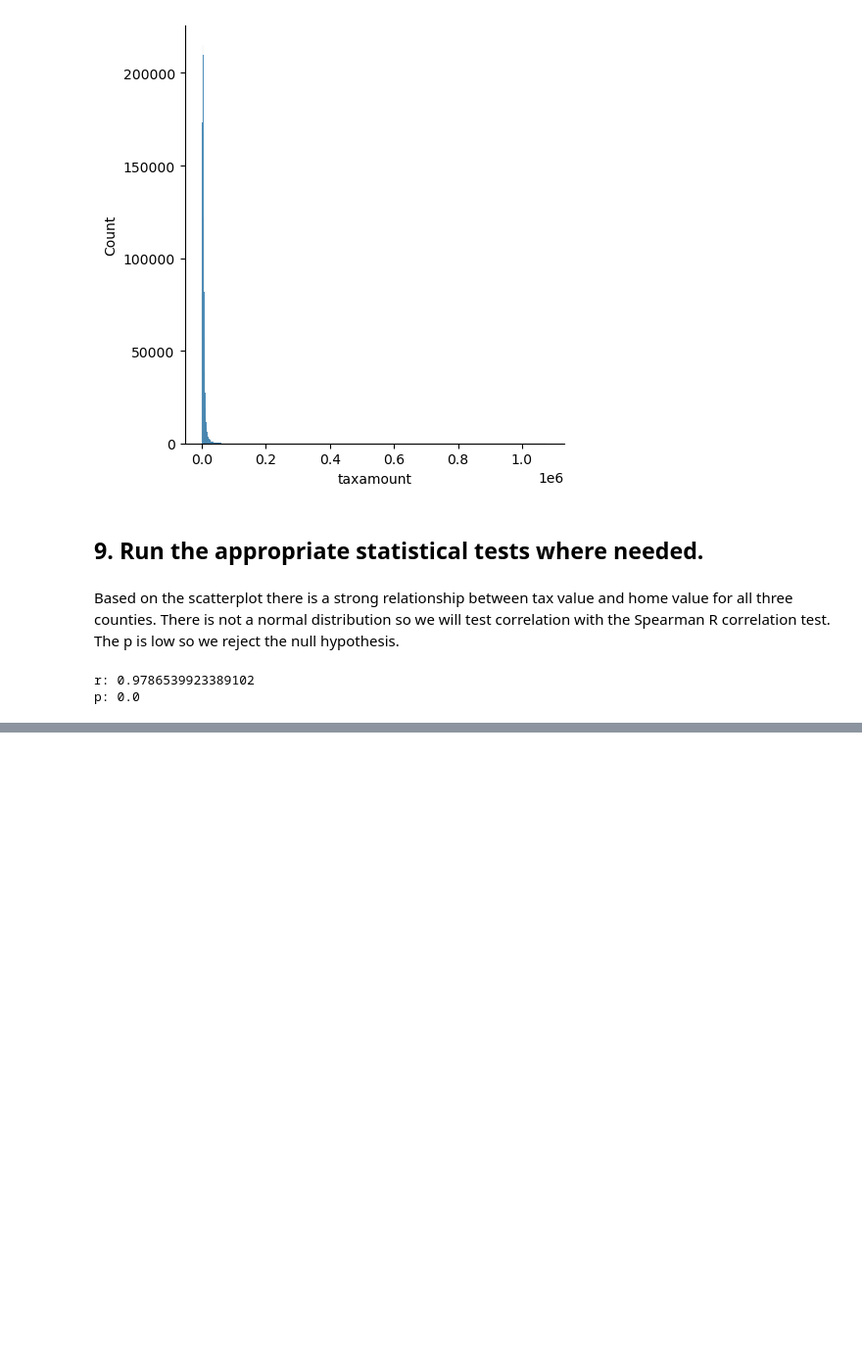
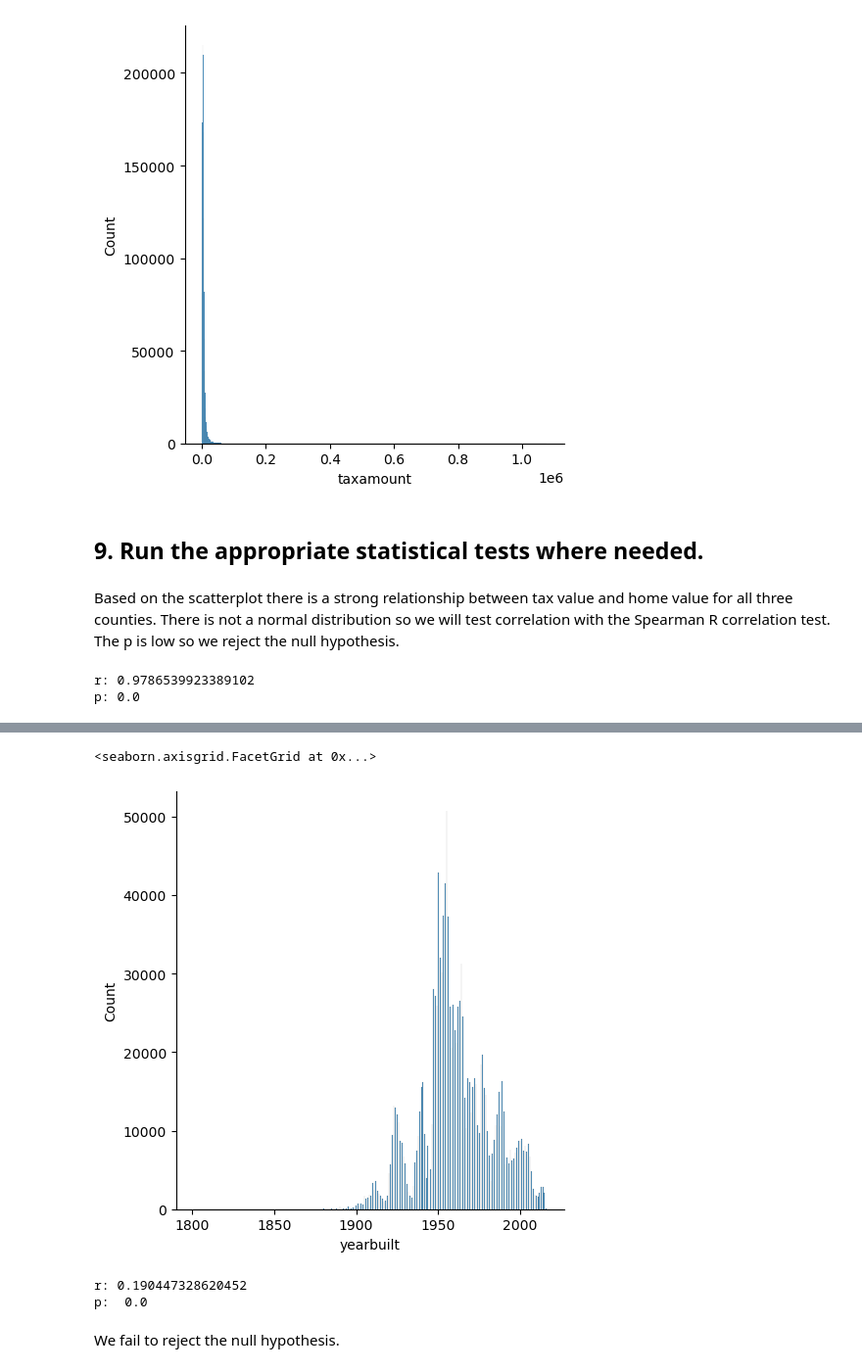
Before and after one commit to elizabethswarren/regression-exercises, a Jupyter notebook: exploration.ipynb, the cells around one changed output, grey strips where cells are left out. Shown at 98% size. Drawn from its saved outputs; the diff is of its cells as text; code cells hidden in the pictures; blank space fills up the shorter version.

```diff
--- a/exploration.ipynb
+++ b/exploration.ipynb
@@ -137,0 +189,15 @@ p: 0.0
+# %%
+sns.displot(train, x='yearbuilt')
+# %% [output]
+<seaborn.axisgrid.FacetGrid at 0x...>
+[figure, added]
+# %%
+r, p = pearsonr(train.yearbuilt, train.value)
+
+print('r:', r)
+print('p: ', p)
+# %% [output]
+r: 0.190447328620452
+p:  0.0
+# %% [markdown]
+We fail to reject the null hypothesis.
```
Also changed, not shown: parts of 19 cells of this notebook.
